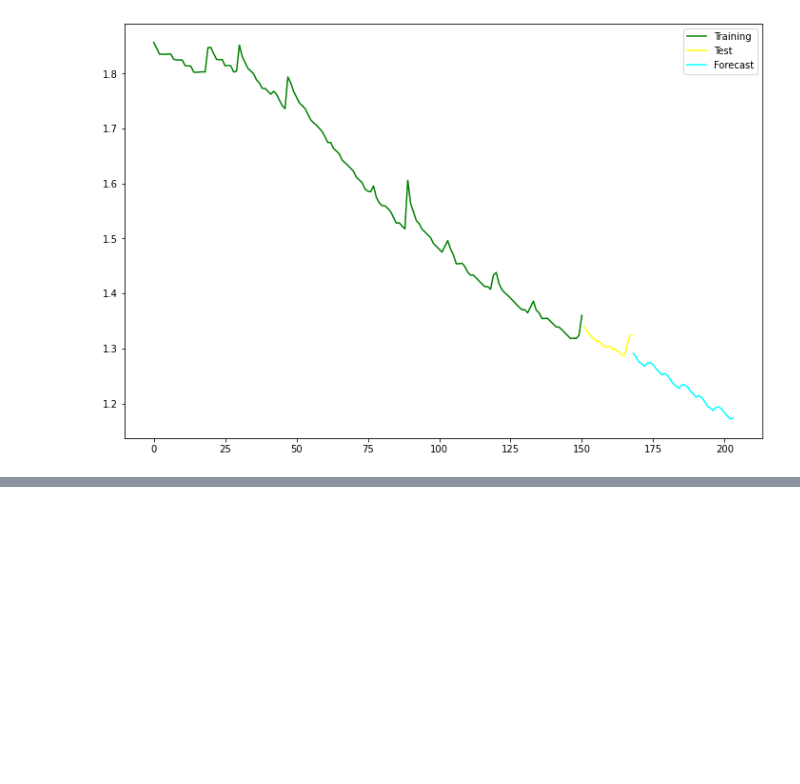
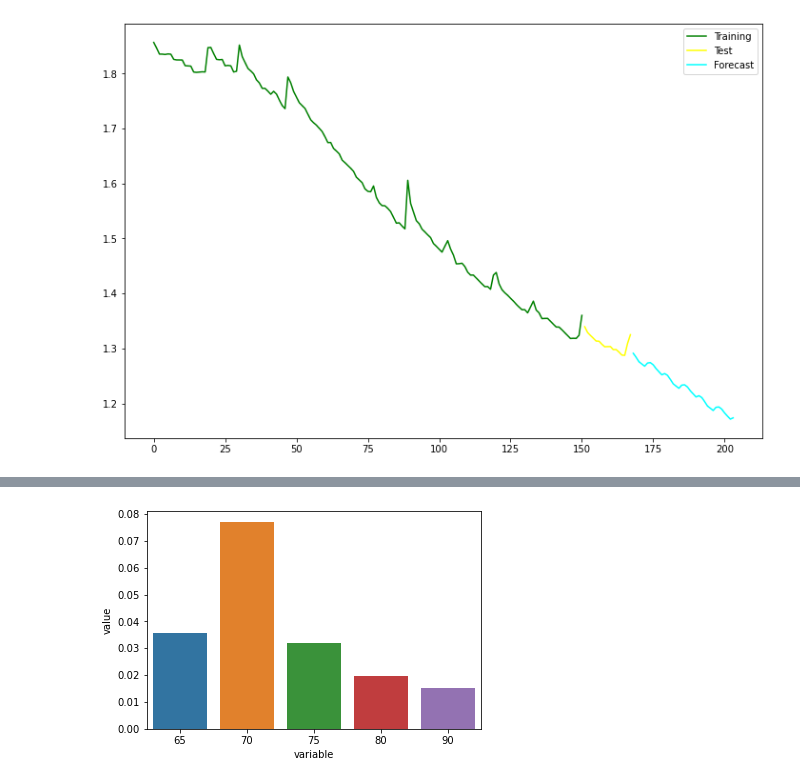
Before and after one commit to mehmetcuhadar/Adastec-Research-Intern-ML, a Jupyter notebook: Arima.ipynb, the cells around one changed output, grey strips where cells are left out. Drawn from its saved outputs; the diff is of its cells as text; code cells hidden in the pictures; blank space fills up the shorter version.

```diff
--- a/Arima.ipynb
+++ b/Arima.ipynb
@@ -124,8 +128,3 @@ SARIMAX Results
 | Prob(H) (two-sided): | 0.01 | Kurtosis: | 16.47 |
 Warnings:
 [1] Covariance matrix calculated using the outer product of gradients (complex-step).
-# %%
-from statsmodels.tsa.arima.model import ARIMA
-arima_model = ARIMA(X_train.capacity, order = (1,0,1))
-result = arima_model.fit()
-result.summary()
@@ -190,3 +169,33 @@ plt.legend(loc='upper right')
 plt.show()
 # %% [output]
 [figure]
+# %%
+import math
+from sklearn.metrics import mean_squared_error
+dic = {}
+for i in [65,70,75,80,90]:
+    size = int(len(df) * i/100)
+    X_train, X_test = df[0:size], df[size:len(df)]
+    model = SARIMAX(X_train['capacity'],
+                order = (0,1,1),
+                seasonal_order =(1,1,1,12))
+
+    result = model.fit()
+    result.summary()
+    X_train, X_test = df[0:size], df[size:len(df)]
+    start_index = 0
+    end_index = len(X_train)-1
+    train_prediction = result.predict(start_index, end_index)
+
+    #Prediction
+    start_index = len(X_train)
+    end_index = len(df)-1
+    prediction = result.predict(start_index, end_index)
+    # calculate root mean squared error
+    trainScore = math.sqrt(mean_squared_error(X_train["capacity"], train_prediction))
+    print('Train Score: %.5f RMSE' % (trainScore))
+    testScore = math.sqrt(mean_squared_error(X_test["capacity"], prediction))
+    print('Test Score: %.5f RMSE' % (testScore))
+    dic[i] = [testScore]
+    df_1 = pd.DataFrame(dic)
+df_melted = pd.melt(df_1)
@@ -192,0 +213,4 @@ plt.show()
+# %%
+g = sns.barplot(x='variable', y='value', data=df_melted) #100
+# %% [output]
+[figure, added]
```
Also changed, not shown: parts of 9 cells of this notebook, 20 other files.
